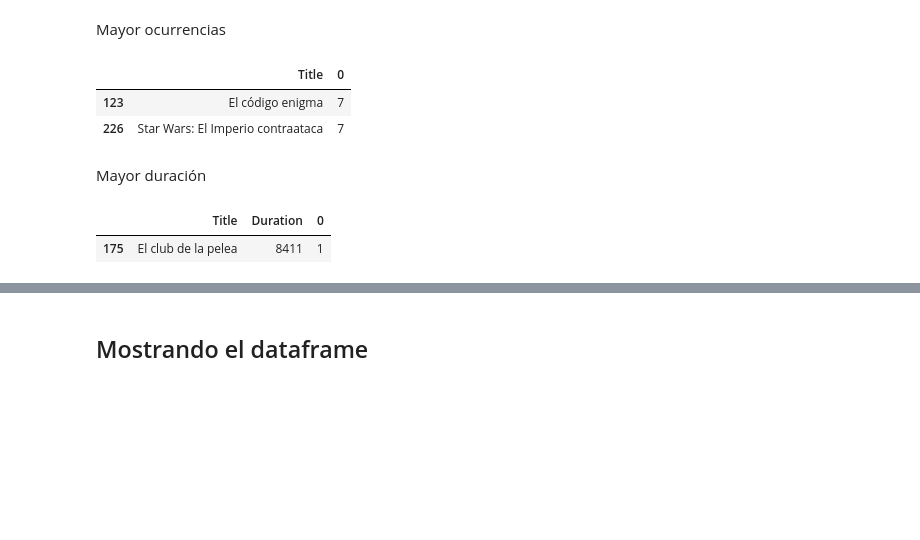
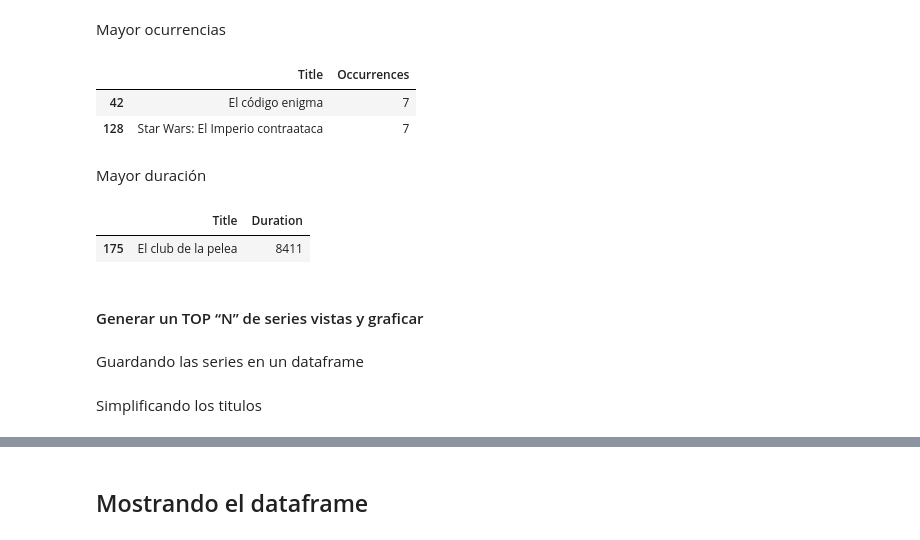
Before and after one commit to dangoldmann/TP-Netflix, a Jupyter notebook: TP_Netflix.ipynb, the cells around one changed output, grey strips where cells are left out. Drawn from its saved outputs; the diff is of its cells as text; code cells hidden in the pictures; blank space fills up the shorter version.

```diff
--- a/TP_Netflix.ipynb
+++ b/TP_Netflix.ipynb
@@ -75,7 +75,7 @@ for i in columnasIgnoradas:
 Crear una nueva columna que contenga si la visualización corresponde a una película o una serie
 # %%
 def defineContentType(input):
-  if "Temporada" in input:
+  if input.count(':') > 1:
     return "Serie"
   else:
     return "Pelicula"
@@ -115,20 +115,26 @@ df_peliculas = df[df["Content Type"] == "Pelicula"]
 Mayor ocurrencias
 # %%
 peliculas = df_peliculas.groupby(["Title"]).size().reset_index()
-max_pelicula = max(peliculas[0])
-peliMasOcurrida = peliculas.loc[peliculas[0]==max_pelicula]
+peliculas = peliculas.rename(columns={0:"Occurrences"})
+max_pelicula = max(peliculas["Occurrences"])
+peliMasOcurrida = peliculas.loc[peliculas["Occurrences"]==max_pelicula]
 peliMasOcurrida
 # %% [output]
-|  | Title | 0 |
-| 123 | El código enigma | 7 |
-| 226 | Star Wars: El Imperio contraataca | 7 |
+|  | Title | Occurrences |
+| 42 | El código enigma | 7 |
+| 128 | Star Wars: El Imperio contraataca | 7 |
 # %% [markdown]
 Mayor duración
 # %%
 durations = df_peliculas.groupby(['Title', 'Duration']).size().reset_index()
+durations = durations.drop(columns=0)
 max_duration = max(durations["Duration"])
 peliMasDuracion = durations.loc[durations["Duration"] == max_duration]
 peliMasDuracion
 # %% [output]
-|  | Title | Duration | 0 |
-| 175 | El club de la pelea | 8411 | 1 |
+|  | Title | Duration |
+| 175 | El club de la pelea | 8411 |
+# %% [markdown]
+#### Generar un TOP “N” de series vistas y graficar
+# %% [markdown]
+Guardando las series en un dataframe
@@ -134,0 +143,2 @@ peliMasDuracion
+# %% [markdown]
+Simplificando los titulos
```
Also changed, not shown: parts of 6 cells of this notebook.
